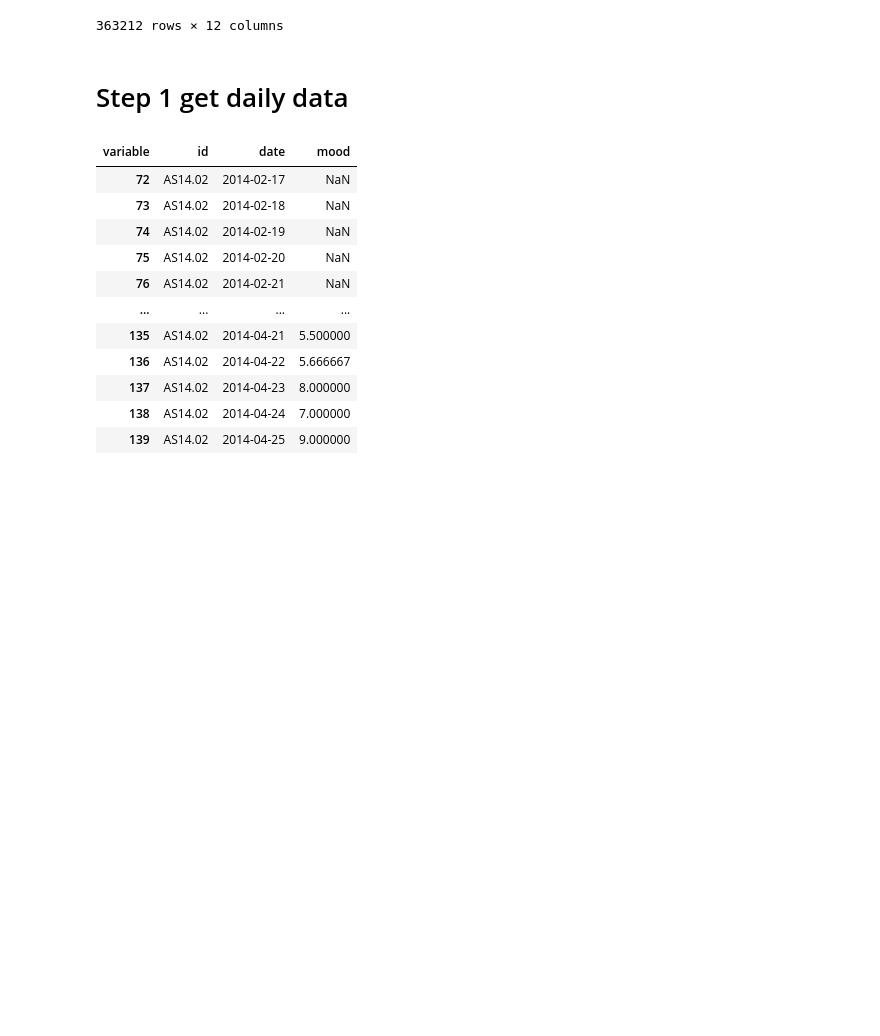
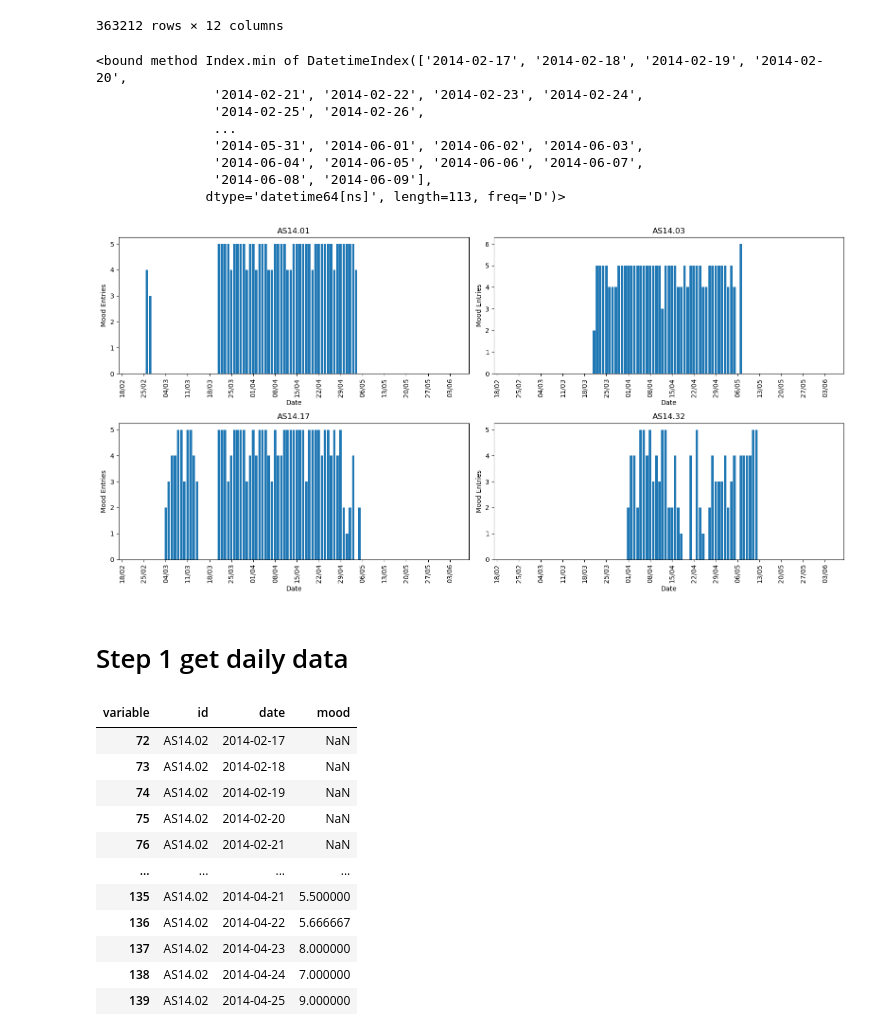
Before and after one commit to emmaarussi/mood-estimation, a Jupyter notebook: notebooks/exploratory_analysis.ipynb, the cells around one changed output. Drawn from its saved outputs; the diff is of its cells as text; code cells hidden in the pictures; blank space fills up the shorter version.

```diff
--- a/notebooks/exploratory_analysis.ipynb
+++ b/notebooks/exploratory_analysis.ipynb
@@ -32,6 +34,43 @@ mood
 | 363210 | 11284 | AS14.33 | 2014-05-31 12:00:00.000 | circumplex.arousal | -2.000 | 0 days 16:00:00 | 16.000000 | 12-24h | ... |
 | 363211 | 16927 | AS14.33 | 2014-05-31 12:00:00.000 | circumplex.valence | 1.000 | 0 days 16:00:00 | 16.000000 | 12-24h | ... |
 363212 rows × 12 columns
+# %%
+date_range = pd.date_range(start=mood['date'].min(), end=mood['date'].max())
+
+users_of_interest = ['AS14.01','AS14.03','AS14.17','AS14.32']
+print(date_range.min)
+mood_counts = mood.loc[mood['variable'] == 'mood', ['date','id', 'variable']].groupby(['id','date']).count().reset_index()
+
+fig, axes = plt.subplots(nrows=2,ncols=2, figsize=(16, 8))
+axes = axes.flatten()
+
+for i, user in enumerate(users_of_interest):
+    user_mood_counts = mood_counts[mood_counts['id'] == user]
+    user_mood_counts.set_index('date').reindex(date_range, fill_value=0)
+
+    axes[i].bar(user_mood_counts['date'], user_mood_counts['variable'])
+    axes[i].set_title(f'{user}')
+    axes[i].set_xlim(date_range.min(), date_range.max())
+    axes[i].set_xlabel('Date')
+    axes[i].set_ylabel('Mood Entries')
+    axes[i].tick_params(axis='x', rotation=90)
+    # Format the x-axis dates
+    axes[i].xaxis.set_major_formatter(matplotlib.dates.DateFormatter('%d/%m'))  # Format as "Month Day" (e.g., "Mar 01")
+    axes[i].xaxis.set_major_locator(matplotlib.dates.WeekdayLocator(interval=1))  # Show ticks every week
+
+plt.tight_layout()
+plt.savefig('plots/mood_counts_users_of_interest.png')
+plt.show()
+# %% [output]
+<bound method Index.min of DatetimeIndex(['2014-02-17', '2014-02-18', '2014-02-19', '2014-02-20',
+               '2014-02-21', '2014-02-22', '2014-02-23', '2014-02-24',
+               '2014-02-25', '2014-02-26',
+               ...
+               '2014-05-31', '2014-06-01', '2014-06-02', '2014-06-03',
+               '2014-06-04', '2014-06-05', '2014-06-06', '2014-06-07',
+               '2014-06-08', '2014-06-09'],
+              dtype='datetime64[ns]', length=113, freq='D')>
+[figure, added]
 # %% [markdown]
 # Step 1 get daily data
 # %%
```
Also changed, not shown: parts of 4 cells of this notebook.
